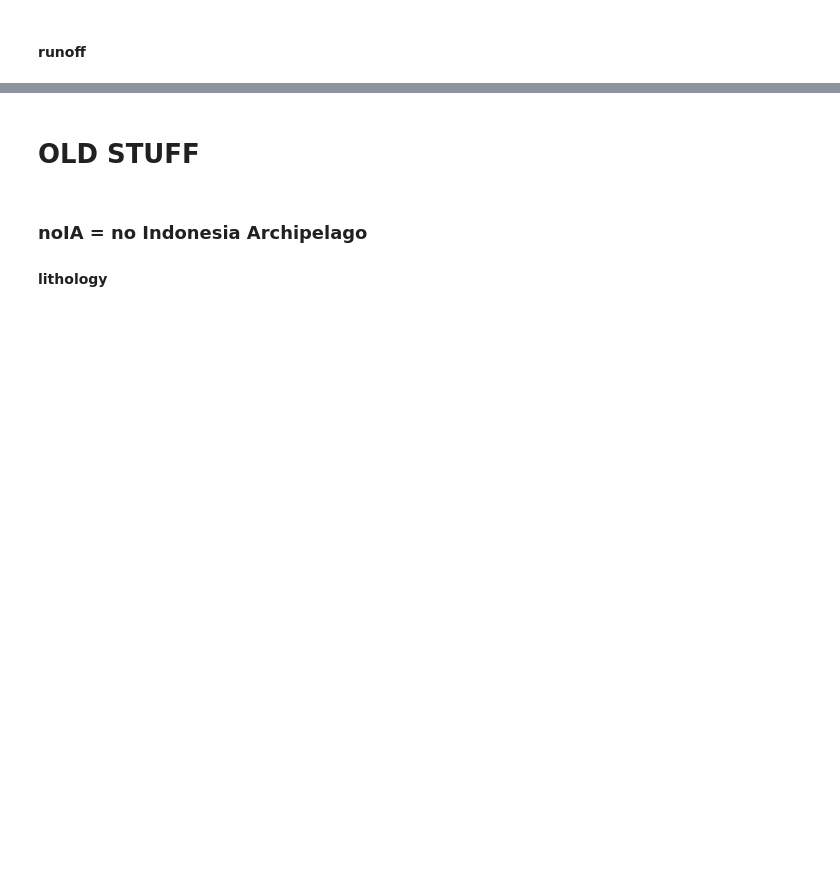
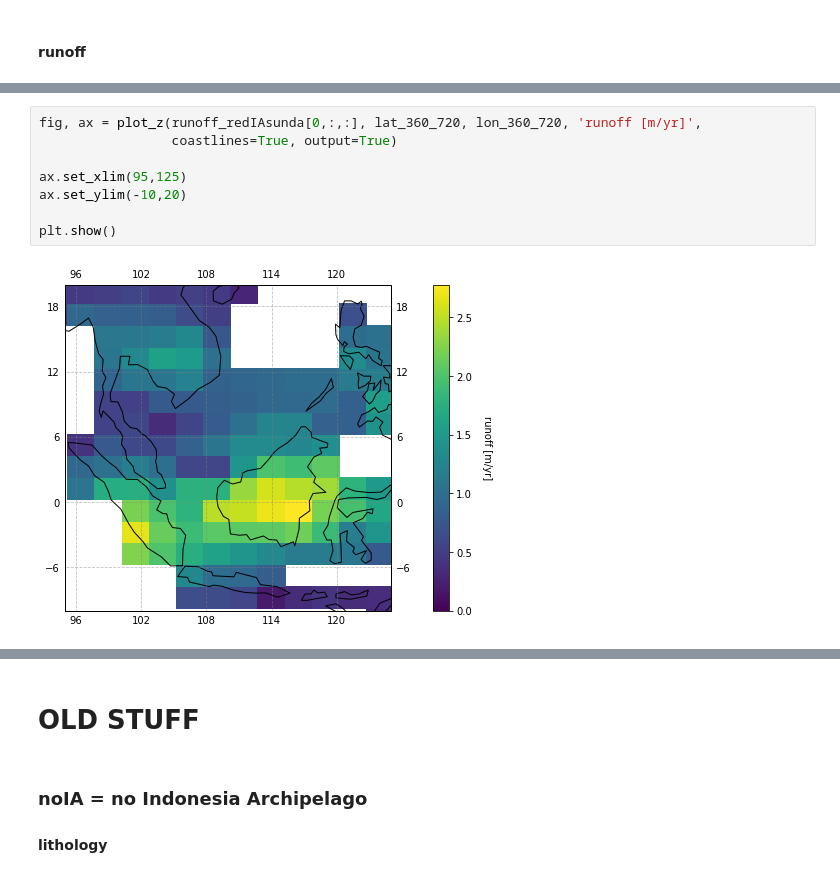
Before and after one commit to Swanson-Hysell-Group/GEOCLIM_Modern, a Jupyter notebook: Code/Notebooks/lithology_masks_7d.ipynb, the cells around one changed output, grey strips where cells are left out. Drawn from its saved outputs; the diff is of its cells as text; blank space fills up the shorter version.

```diff
--- a/Code/Notebooks/lithology_masks_7d.ipynb
+++ b/Code/Notebooks/lithology_masks_7d.ipynb
@@ -1500,0 +1601,10 @@ slope_nc.close()
+# %%
+fig, ax = plot_z(runoff_redIAsunda[0,:,:], lat_360_720, lon_360_720, 'runoff [m/yr]',
+                 coastlines=True, output=True)
+
+ax.set_xlim(95,125)
+ax.set_ylim(-10,20)
+
+plt.show()
+# %% [output]
+[figure, added]
```
Also changed, not shown: parts of 9 cells of this notebook, 2 other files.
